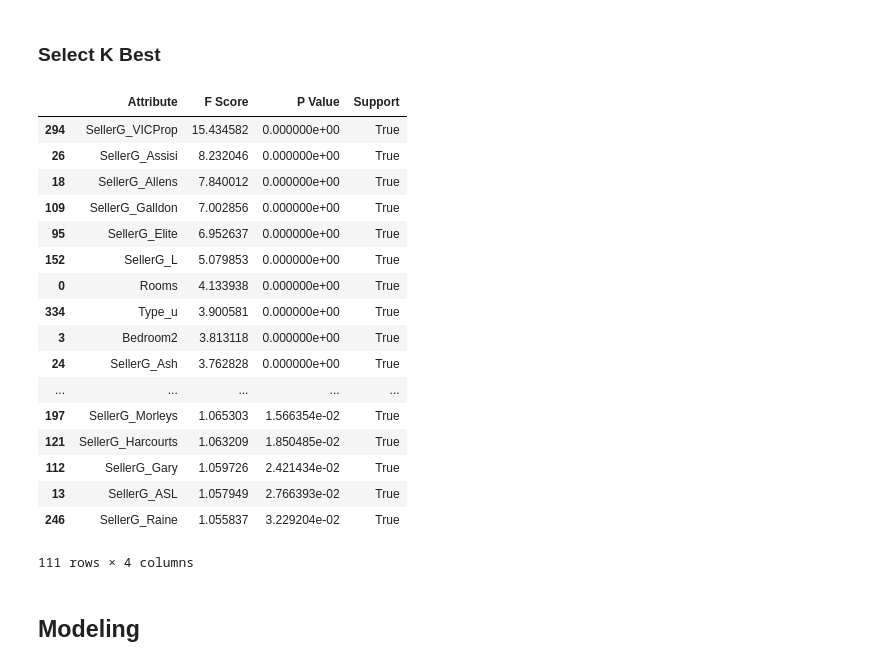
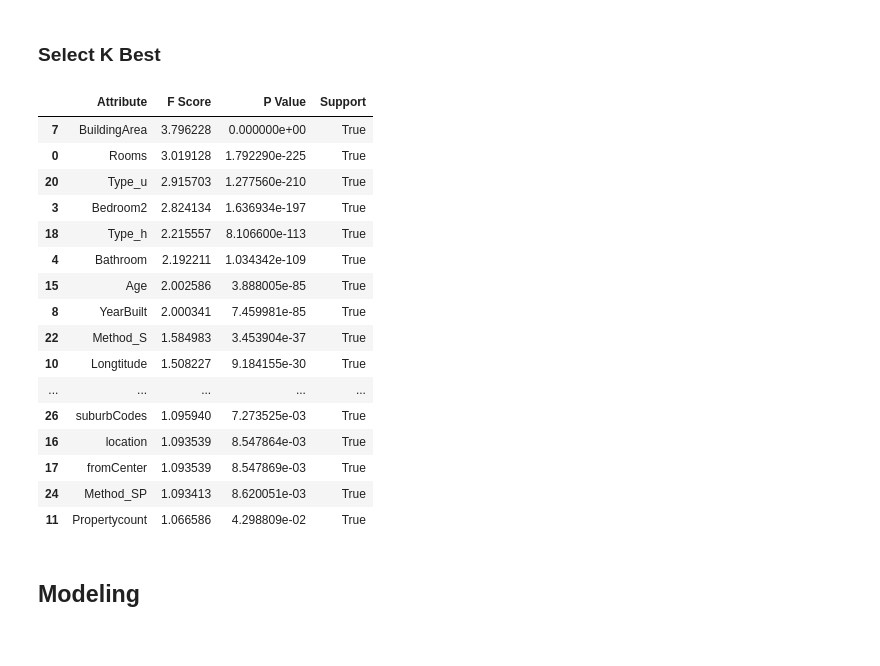
Before and after one commit to tcbriggs981/Thinkful-Unit-03, a Jupyter notebook: 030604 Housing Prices.ipynb, the cells around one changed output. Saved outputs shown, nothing was run; the diff lists cells and outputs as text; code cells hidden in the pictures.

```diff
--- a/030604 Housing Prices.ipynb
+++ b/030604 Housing Prices.ipynb
@@ -130,0 +275,2 @@ mel.head()
+# %%
+mel = mel.drop(mel[mel.location>107.600].index)
@@ -133,5 +348,7 @@ top_seller = seller_plt.sort_values(by='count', ascending=False).head(60)
 worst_seller = seller_plt.sort_values(by='count', ascending=False).tail(328)
 top_list = top_seller.SellerG.values
 worst_list = worst_seller.SellerG.values
+# %%
+dummies = pd.get_dummies(mel[['Type', 'Method']])
 # %%
 # Create dummies for some of the features
@@ -149,7 +363,7 @@ array(['Northern Metropolitan', 'Western Metropolitan',
 # %%
 mel.Suburb = mel.Suburb.astype('category')
 #mel.Type = mel.Type.astype('category')
-#mel.SellerG = mel.SellerG.astype('category')
+mel.SellerG = mel.SellerG.astype('category')
 #mel.Method = mel.Method.astype('category')
 mel.Regionname = mel.Regionname.astype('category')
 mel.CouncilArea = mel.CouncilArea.astype('category')
@@ -158,7 +372,7 @@ mel.CouncilArea = mel.CouncilArea.astype('category')
 mel['suburbCodes'] = mel.Suburb.cat.codes
 #mel['typeCodes'] = mel.Type.cat.codes
 #mel['methodCodes'] = mel.Method.cat.codes
-#mel['sellerCodes'] = mel.SellerG.cat.codes
+mel['sellerCodes'] = mel.SellerG.cat.codes
 mel['regionCodes'] = mel.Regionname.cat.codes
 mel['councilCodes'] = mel.CouncilArea.cat.codes
 mel.head()
@@ -188,43 +414,42 @@ dtype: object
 # %%
 drop_columns = ['Suburb', 'Address', 'Type', 'Method', 'SellerG', 'Date', 'CouncilArea', 'Regionname','Price']
 
 from sklearn.feature_selection import SelectKBest, f_classif
 
 X = mel.drop(drop_columns, 1)
 y = mel['Price']
 
-selector=SelectKBest(score_func=f_classif,k=111)
+selector=SelectKBest(score_func=f_classif,k=30)
 selector.fit(X,y)
 scores = pd.DataFrame()
 scores["Attribute"] = X.columns
 scores["F Score"] = selector.scores_
 scores["P Value"] = selector.pvalues_
 scores["Support"] = selector.get_support()
 
 scores = scores.sort_values(by=['F Score'], ascending=False)
 
 key_vals = scores.Attribute.loc[scores['P Value']<.05].values
 
 scores.loc[scores['P Value']<.05]
 # %% [output]
 |  | Attribute | F Score | P Value | Support |
-| 294 | SellerG_VICProp | 15.434582 | 0.000000e+00 | True |
-| 26 | SellerG_Assisi | 8.232046 | 0.000000e+00 | True |
-| 18 | SellerG_Allens | 7.840012 | 0.000000e+00 | True |
-| 109 | SellerG_Galldon | 7.002856 | 0.000000e+00 | True |
-| 95 | SellerG_Elite | 6.952637 | 0.000000e+00 | True |
-| 152 | SellerG_L | 5.079853 | 0.000000e+00 | True |
-| 0 | Rooms | 4.133938 | 0.000000e+00 | True |
-| 334 | Type_u | 3.900581 | 0.000000e+00 | True |
-| 3 | Bedroom2 | 3.813118 | 0.000000e+00 | True |
-| 24 | SellerG_Ash | 3.762828 | 0.000000e+00 | True |
+| 7 | BuildingArea | 3.796228 | 0.000000e+00 | True |
+| 0 | Rooms | 3.019128 | 1.792290e-225 | True |
+| 20 | Type_u | 2.915703 | 1.277560e-210 | True |
+| 3 | Bedroom2 | 2.824134 | 1.636934e-197 | True |
+| 18 | Type_h | 2.215557 | 8.106600e-113 | True |
+| 4 | Bathroom | 2.192211 | 1.034342e-109 | True |
+| 15 | Age | 2.002586 | 3.888005e-85 | True |
+| 8 | YearBuilt | 2.000341 | 7.459981e-85 | True |
+| 22 | Method_S | 1.584983 | 3.453904e-37 | True |
+| 10 | Longtitude | 1.508227 | 9.184155e-30 | True |
 | ... | ... | ... | ... | ... |
-| 197 | SellerG_Morleys | 1.065303 | 1.566354e-02 | True |
-| 121 | SellerG_Harcourts | 1.063209 | 1.850485e-02 | True |
-| 112 | SellerG_Gary | 1.059726 | 2.421434e-02 | True |
-| 13 | SellerG_ASL | 1.057949 | 2.766393e-02 | True |
-| 246 | SellerG_Raine | 1.055837 | 3.229204e-02 | True |
+| 26 | suburbCodes | 1.095940 | 7.273525e-03 | True |
+| 16 | location | 1.093539 | 8.547864e-03 | True |
+| 17 | fromCenter | 1.093539 | 8.547869e-03 | True |
+| 24 | Method_SP | 1.093413 | 8.620051e-03 | True |
+| 11 | Propertycount | 1.066586 | 4.298809e-02 | True |
-111 rows × 4 columns
 # %% [markdown]
 ## Modeling
 # %%
```
Also changed, not shown: parts of 48 cells of this notebook.
